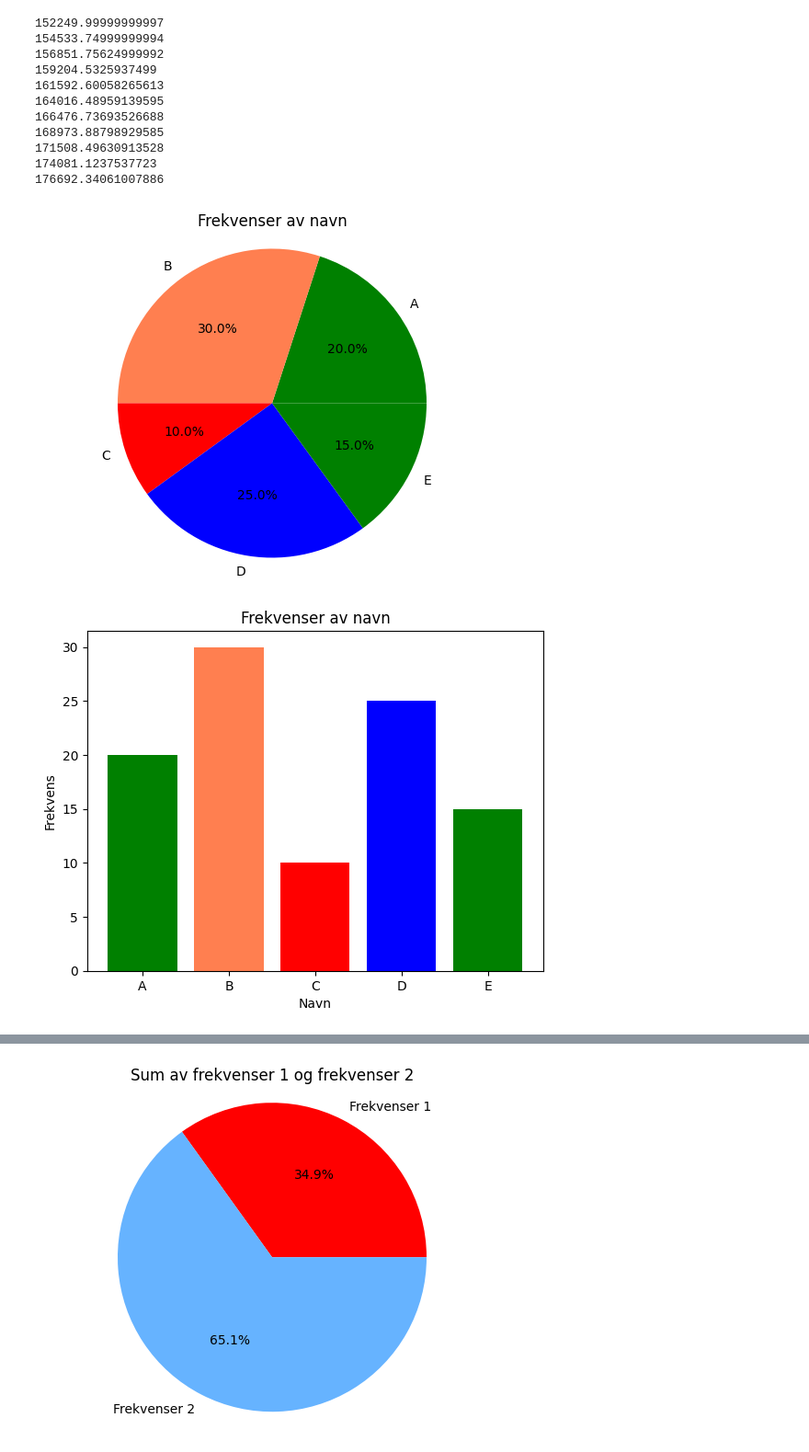
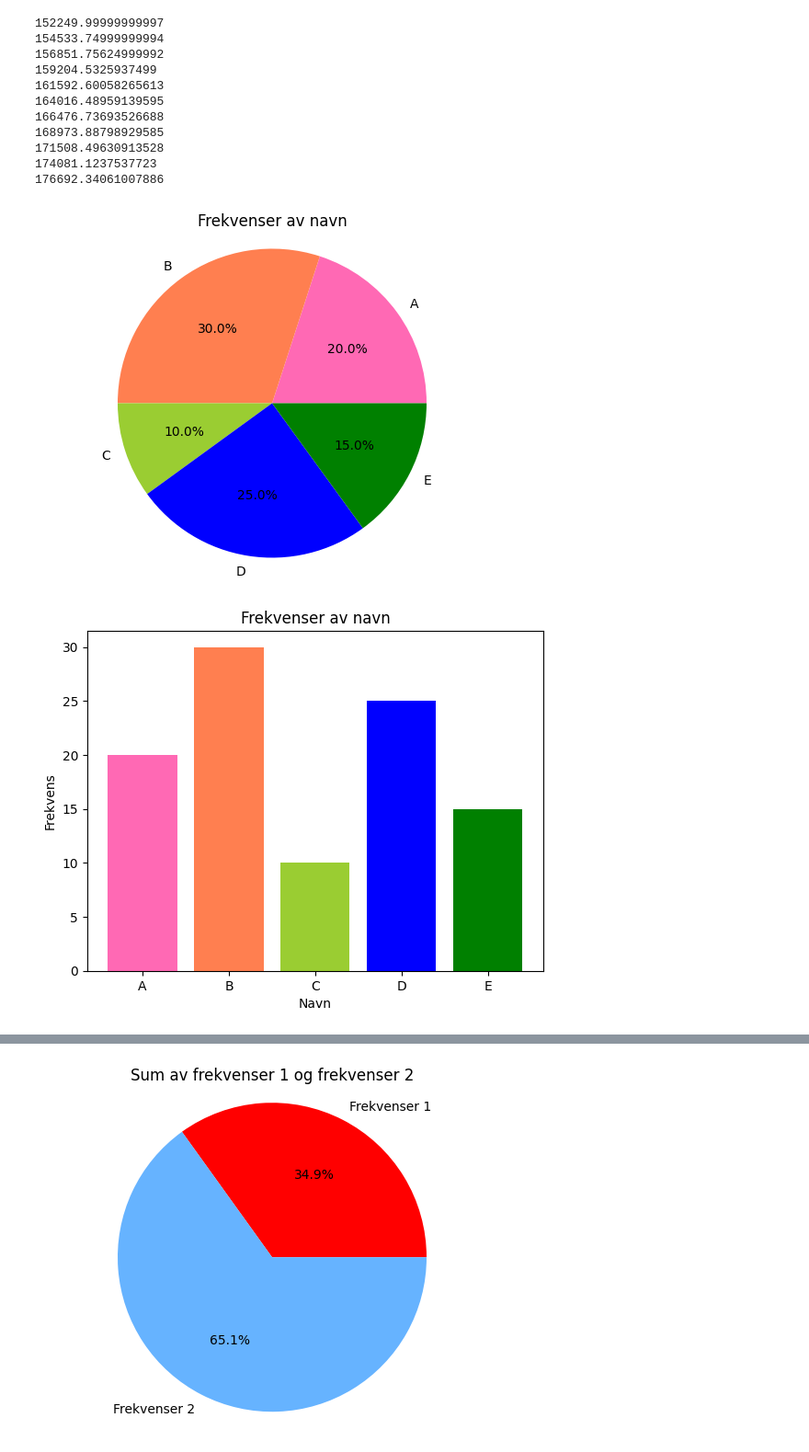
Before and after one commit to hanska91/Matematikk-2P-Y, a Jupyter notebook: Matematikkboka 2P-Y + Litt annet.ipynb, the cells around one changed output, grey strips where cells are left out. Shown at 92% size. Saved outputs shown, nothing was run; the diff lists cells and outputs as text; code cells hidden in the pictures.

```diff
--- a/Matematikkboka 2P-Y + Litt annet.ipynb
+++ b/Matematikkboka 2P-Y + Litt annet.ipynb
@@ -2623,38 +2630,38 @@ navn = ["A", "B", "C", "D", "E"]
 frekvenser = [20, 30, 10, 25, 15]
 
 # Fargevalg
-farger = ['green','coral','r','b','g']
+farger = ['hotpink','coral','yellowgreen','b','g']
 
 # Beregn totalfrekvensen
 total = sum(frekvenser)
 
 # Beregn andelene (i prosent) for hver sektor
 andelene = [100 * frek / total for frek in frekvenser]
 
 # Kakediagram
 plt.pie(andelene, labels=navn, autopct='%1.1f%%', colors=farger)
 plt.title("Frekvenser av navn")
 plt.axis('equal')
 plt.show()
 
 # Søylediagram
 plt.bar(navn, frekvenser, color=farger)
 plt.title("Frekvenser av navn")
 plt.xlabel("Navn")
 plt.ylabel("Frekvens")
 plt.ylim(ymin=0)
 plt.show()
 
 # Linjediagram
 plt.plot(navn, frekvenser, marker='o', color='#ff7f0e')
 plt.title("Frekvenser av navn")
 plt.xlabel("Navn")
 plt.ylabel("Frekvens")
 plt.ylim(ymin=0)
 plt.show()
 # %% [output]
-[figure, old version]
+[figure, new version]
-[figure, old version]
+[figure, new version]
 [figure]
 # %%
 import matplotlib.pyplot as plt
```
Also changed, not shown: parts of 13 cells of this notebook.
